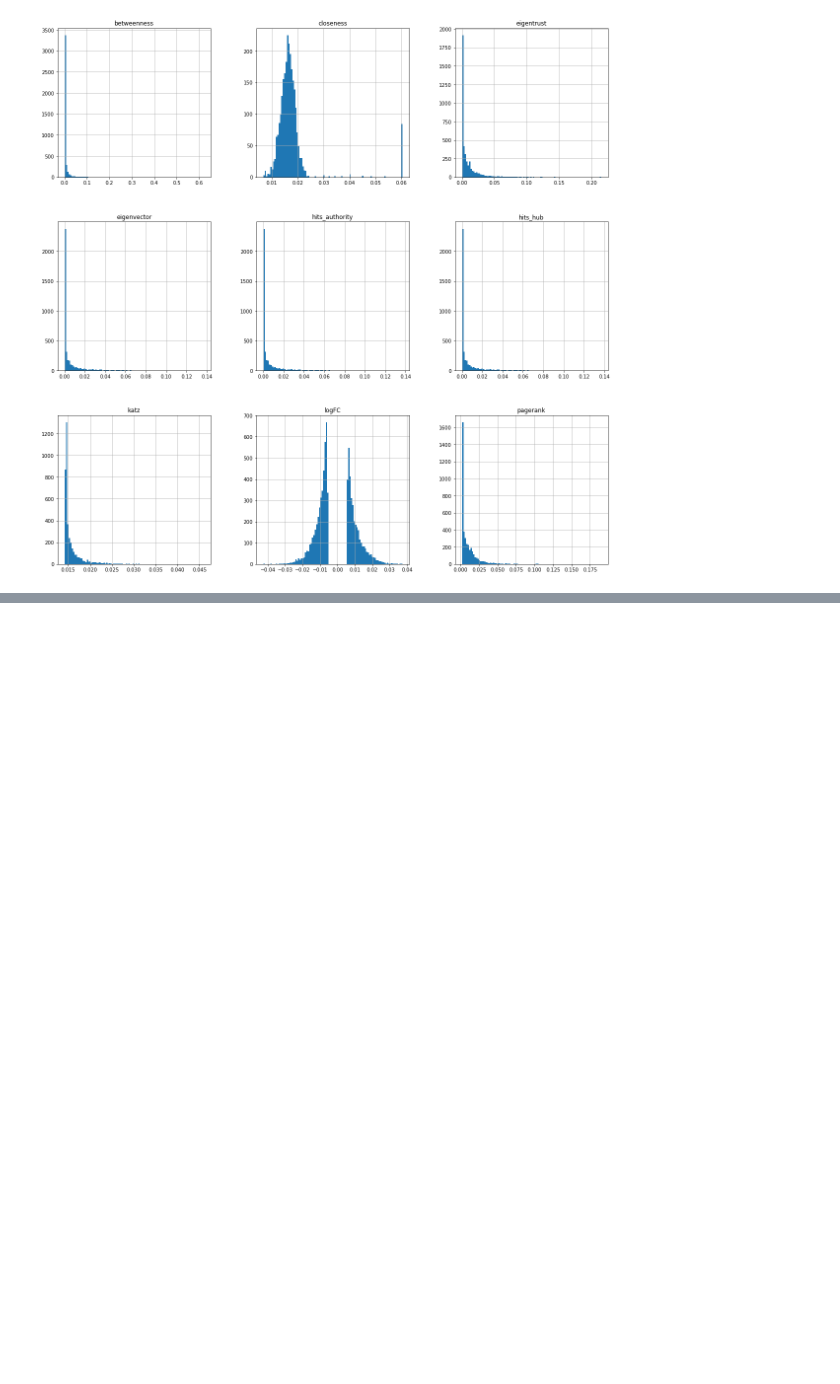
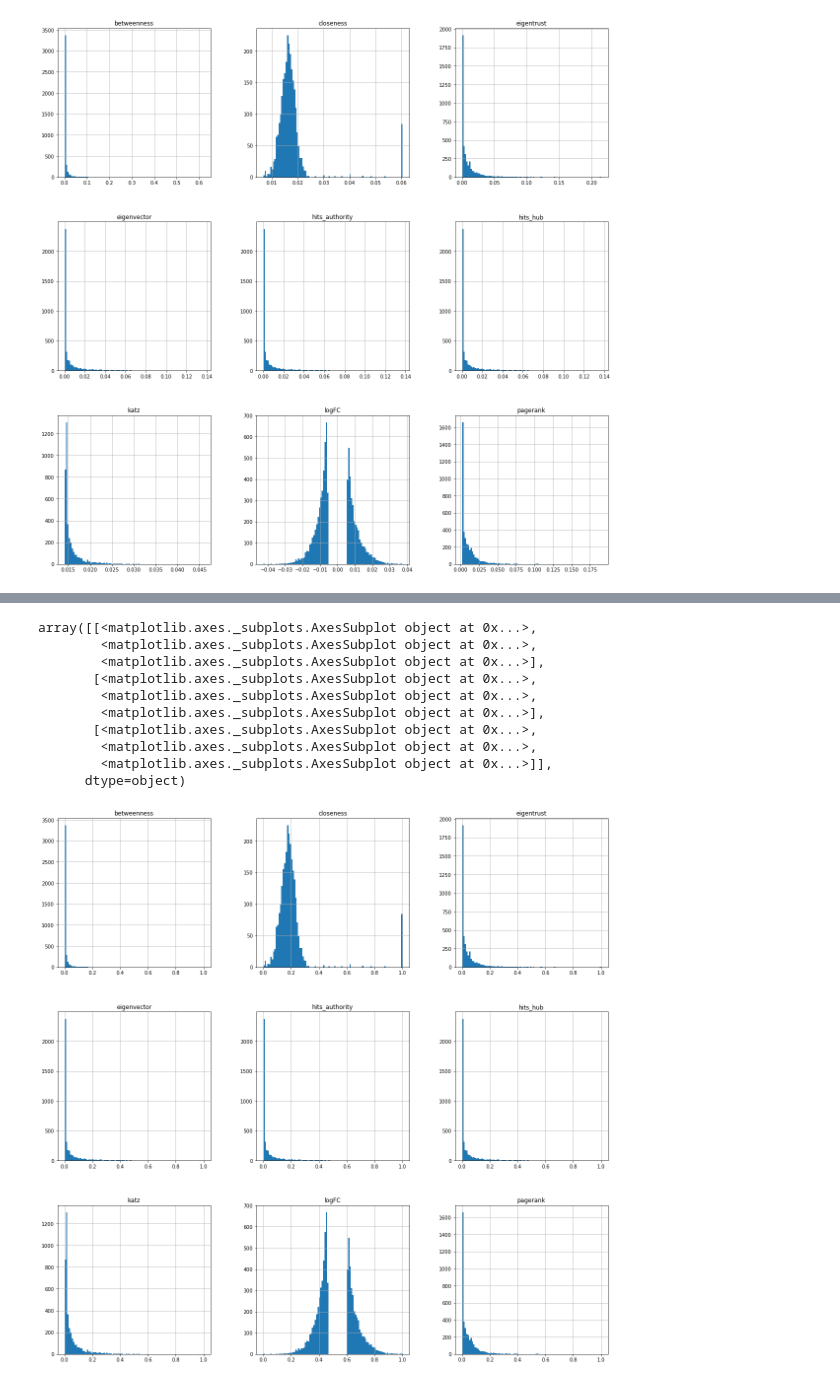
Before and after one commit to ziganshina-dinara/synergy_project, a Jupyter notebook: scaling_logFC_topo_metrics.ipynb, the cells around one changed output, grey strips where cells are left out. Saved outputs shown, nothing was run; the diff lists cells and outputs as text; code cells hidden in the pictures; blank space fills up the shorter version.

```diff
--- a/scaling_logFC_topo_metrics.ipynb
+++ b/scaling_logFC_topo_metrics.ipynb
@@ -179,0 +179,7 @@ array([[<matplotlib.axes._subplots.AxesSubplot object at 0x...>,
+# %%
+min_max_scaler = MinMaxScaler()
+df_topo_concated_MinMaxScaler = min_max_scaler.fit_transform(df_topo_concated_before_scale)
+df_topo_concated_MinMaxScaler = pd.DataFrame(df_topo_concated_MinMaxScaler)
+df_topo_concated_MinMaxScaler.index = df_topo_concated_before_scale.index
+df_topo_concated_MinMaxScaler.columns = df_topo_concated_before_scale.columns
+df_topo_concated_MinMaxScaler.head()
@@ -179,0 +193,14 @@ array([[<matplotlib.axes._subplots.AxesSubplot object at 0x...>,
+# %%
+df_topo_concated_MinMaxScaler.hist(figsize=(20,20), bins=100)
+# %% [output]
+array([[<matplotlib.axes._subplots.AxesSubplot object at 0x...>,
+        <matplotlib.axes._subplots.AxesSubplot object at 0x...>,
+        <matplotlib.axes._subplots.AxesSubplot object at 0x...>],
+       [<matplotlib.axes._subplots.AxesSubplot object at 0x...>,
+        <matplotlib.axes._subplots.AxesSubplot object at 0x...>,
+        <matplotlib.axes._subplots.AxesSubplot object at 0x...>],
+       [<matplotlib.axes._subplots.AxesSubplot object at 0x...>,
+        <matplotlib.axes._subplots.AxesSubplot object at 0x...>,
+        <matplotlib.axes._subplots.AxesSubplot object at 0x...>]],
+      dtype=object)
+[figure, added]
```
Also changed, not shown: parts of 17 cells of this notebook.
